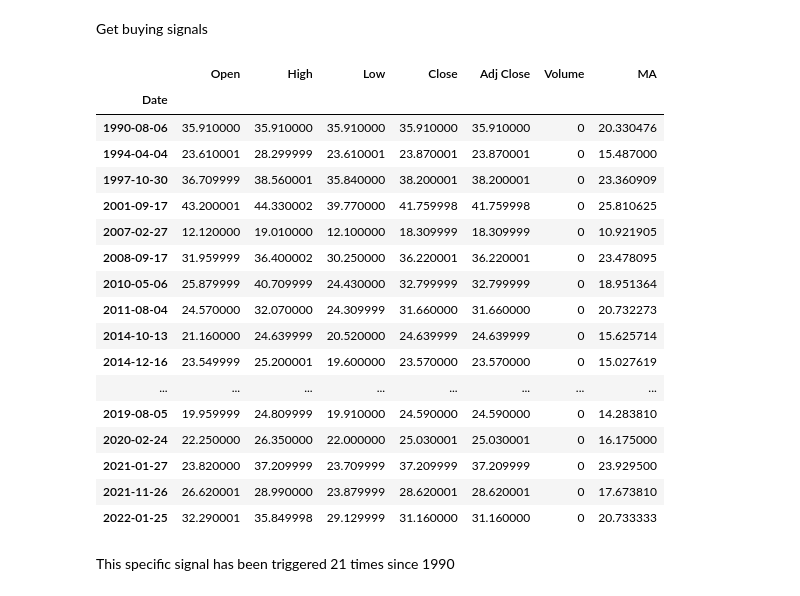
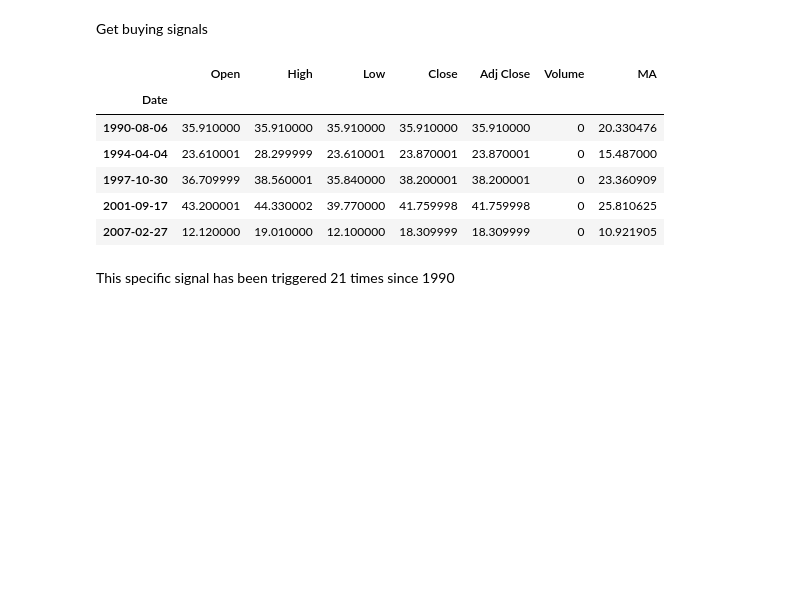
Before and after one commit to atkrish0/quantfin, a Jupyter notebook: JPM 'Surefire' Strat/JPM_Surefire.ipynb, the cells around one changed output. Cells and saved outputs as stored; diff of their text form; code cells hidden in the pictures; blank space fills up the shorter version.

```diff
--- a/JPM 'Surefire' Strat/JPM_Surefire.ipynb
+++ b/JPM 'Surefire' Strat/JPM_Surefire.ipynb
@@ -164,26 +170,15 @@ Name: Date, Length: 65, dtype: bool
 Get buying signals
 # %%
 signals = vix_df_filtered[series.values]
-signals
+signals.head()
 # %% [output]
 |  | Open | High | Low | Close | Adj Close | Volume | MA |
 | Date |  |  |  |  |  |  |  |
 | 1990-08-06 | 35.910000 | 35.910000 | 35.910000 | 35.910000 | 35.910000 | 0 | 20.330476 |
 | 1994-04-04 | 23.610001 | 28.299999 | 23.610001 | 23.870001 | 23.870001 | 0 | 15.487000 |
 | 1997-10-30 | 36.709999 | 38.560001 | 35.840000 | 38.200001 | 38.200001 | 0 | 23.360909 |
 | 2001-09-17 | 43.200001 | 44.330002 | 39.770000 | 41.759998 | 41.759998 | 0 | 25.810625 |
 | 2007-02-27 | 12.120000 | 19.010000 | 12.100000 | 18.309999 | 18.309999 | 0 | 10.921905 |
-| 2008-09-17 | 31.959999 | 36.400002 | 30.250000 | 36.220001 | 36.220001 | 0 | 23.478095 |
-| 2010-05-06 | 25.879999 | 40.709999 | 24.430000 | 32.799999 | 32.799999 | 0 | 18.951364 |
-| 2011-08-04 | 24.570000 | 32.070000 | 24.309999 | 31.660000 | 31.660000 | 0 | 20.732273 |
-| 2014-10-13 | 21.160000 | 24.639999 | 20.520000 | 24.639999 | 24.639999 | 0 | 15.625714 |
-| 2014-12-16 | 23.549999 | 25.200001 | 19.600000 | 23.570000 | 23.570000 | 0 | 15.027619 |
-| ... | ... | ... | ... | ... | ... | ... | ... |
-| 2019-08-05 | 19.959999 | 24.809999 | 19.910000 | 24.590000 | 24.590000 | 0 | 14.283810 |
-| 2020-02-24 | 22.250000 | 26.350000 | 22.000000 | 25.030001 | 25.030001 | 0 | 16.175000 |
-| 2021-01-27 | 23.820000 | 37.209999 | 23.709999 | 37.209999 | 37.209999 | 0 | 23.929500 |
-| 2021-11-26 | 26.620001 | 28.990000 | 23.879999 | 28.620001 | 28.620001 | 0 | 17.673810 |
-| 2022-01-25 | 32.290001 | 35.849998 | 29.129999 | 31.160000 | 31.160000 | 0 | 20.733333 |
 # %% [markdown]
 This specific signal has been triggered 21 times since 1990
 # %%
```
Also changed, not shown: parts of 14 cells of this notebook, 1 other file.
